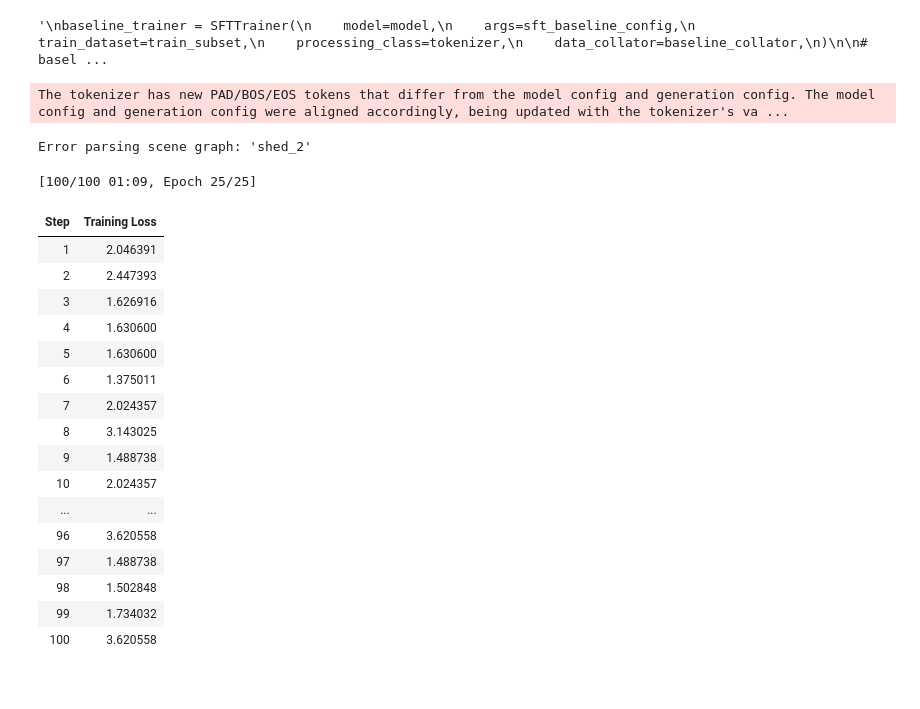
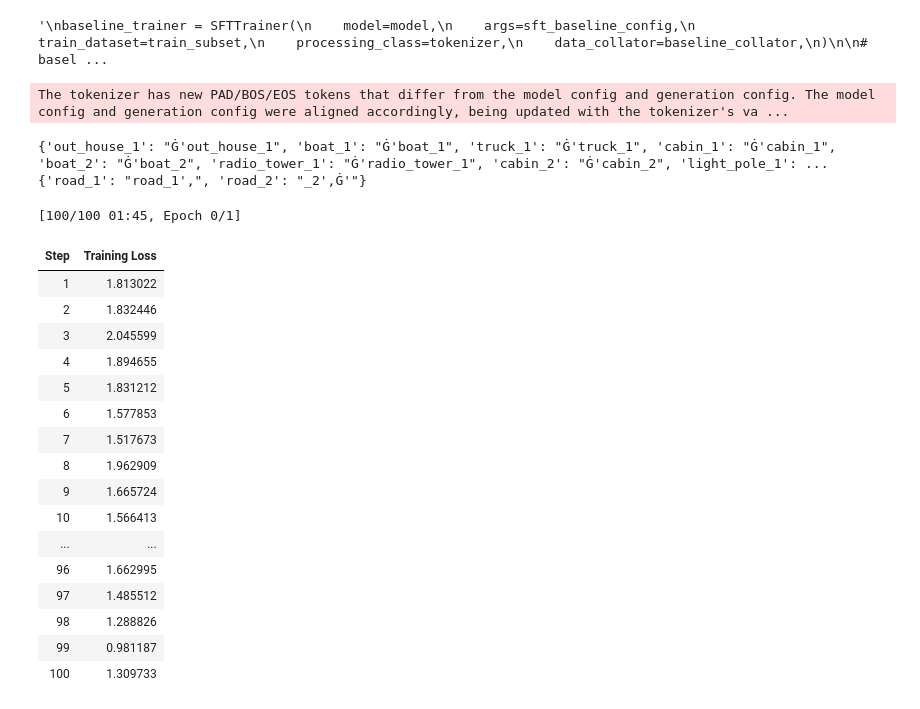
Before and after one commit to jotaporras/GREP, a Jupyter notebook: e1-distillation-baseline.ipynb, the cells around one changed output. Drawn from its saved outputs; the diff is of its cells as text; code cells hidden in the pictures.

```diff
--- a/e1-distillation-baseline.ipynb
+++ b/e1-distillation-baseline.ipynb
@@ -214,10 +214,7 @@ class RandomGNNPositionalEncodings(nn.Module):
 
         # Generate random node embeddings for positional encoding
         num_nodes = X.shape[0]
-        generator = torch.Generator(device=device).manual_seed(
-            hash(tuple(data.edge_index.flatten().tolist())) % (2**31)
-        )
-        Q = torch.randn((num_nodes, self.M), generator=generator, device=device)
+        Q = torch.randn((num_nodes, self.M), device=device)
 
         # Process random embeddings individually through GCN
         P_m = []
@@ -387,7 +384,7 @@ class GraphAugmentedLLM(nn.Module):
         self,
         input_ids: torch.Tensor | None = None,
         attention_mask: torch.Tensor | None = None,
-        offset_mappings: torch.Tensor | None = None,
+        offset_mappings: torch.Tensor | list |  None = None,
         labels: torch.Tensor | None = None,
         graphs: list | None = None,
         **kwargs,
@@ -410,15 +407,16 @@ class GraphAugmentedLLM(nn.Module):
         # of get_input_embeddings.
         embeddings = self.llm.get_input_embeddings()(input_ids).to(pe.device).clone()
 
-        # Get token sequence from input-IDs.
-        tokens = self.tokenizer.convert_ids_to_tokens(input_ids.squeeze())
-
         # Add positional encodings to embeddings.
         for b in range(batch_size):
             # Format offset_mappings as a list of tuples.
-            offset_mappings[b] = list(map(tuple, offset_mappings[b]))
+            offset_mappings[b] = list(map(
+                tuple, offset_mappings[b].tolist()
+                    if isinstance(offset_mappings[b], torch.Tensor) else offset_mappings[b]
+            ))
 
             # Extract index-ranges of node names within prompt.
+            prompt = self.tokenizer.decode(input_ids[b])
             pattern = re.compile('|'.join(re.escape(node_name) for node_name in pos_encs[b]))
             matches = pattern.finditer(prompt)
 
@@ -428,7 +426,17 @@ class GraphAugmentedLLM(nn.Module):
                 x, y = match.span()
                 A = offset_mappings[b]
                 l = bisect_left(A, (x,))
-                bucket[match.group()] = [i for i in range(l, len(A)) if A[i][1] <= y]
+                bucket[match.group()] = [i for i in range(l - 1, len(A)) if A[i][1] <= y]
+
+            # Debug.
+            tokens = self.tokenizer.convert_ids_to_tokens(input_ids[b])
+            new_bucket = {}
+            for k, v in bucket.items():
+                new_bucket[k] = []
+                for i in v:
+                    new_bucket[k].append(tokens[i])
+                new_bucket[k] = "".join(new_bucket[k])
+            print(new_bucket)
 
             # Inject NPEs into embeddings in list.
             for word, token_indices in bucket.items():
@@ -448,7 +456,7 @@ class GraphAugmentedLLM(nn.Module):
         )
 
     @classmethod
-    def bucketize_prompt(cls, input_ids: torch.Tensor | None, tokenizer: nn.Module) -> list[defaultdict]:
+    def bucketize_prompt(cls, input_ids: torch.Tensor | None, tokenizer: nn.Module, node_list) -> list[defaultdict]:
         """
         Helper function for associating full prompt words with their corresponding token indices.
         Uses parallel iteration through words alongside the token list.
@@ -462,14 +470,12 @@ class GraphAugmentedLLM(nn.Module):
                 to respective tokens.
         """
 
-        # Get prompt and token list.
-
-        #tokens = tokenizer.convert_ids_to_tokens(input_ids.squeeze())
         buckets = []
         for b in range(input_ids.shape[0]):
             current_seq = input_ids[b,:]
             words = re.findall(rf'\b[\w_]+\b', tokenizer.decode(current_seq))
             tokens = tokenizer.convert_ids_to_tokens(current_seq)
+
             # Get map of words to token locations.
             bucket = defaultdict(list)
             j = 0
@@ -477,13 +483,16 @@ class GraphAugmentedLLM(nn.Module):
                 while not (word.startswith(tokens[j]) or tokens[j] in word or word in tokens[j]):
                     j += 1
                 if word.startswith(tokens[j]):
-                    bucket[word].append(j)
+                    if word in node_list:
+                        bucket[word].append(j)
                     j += 1
                     while tokens[j] in bucket or word.endswith(tokens[j]):
-                        bucket[word].append(j)
+                        if word in node_list:
+                            bucket[word].append(j)
                         j += 1
                 elif tokens[j] in word or word in tokens[j]:
-                    bucket[word].append(j)
+                    if word in node_list:
+                        bucket[word].append(j)
                     j += 1
             buckets.append(bucket)
         return buckets
@@ -928,42 +922,43 @@ baseline_trainer = SFTTrainer(
 # %%
 pe_model = RandomGNNPositionalEncodings(
     pe_hidden_channels=256, pe_num_layers=3, d_model=emb_dim, num_samples=40, dropout=0.1, # 0.05 0.01
     use_layer_norm=True
 ).to(device)
 
 graph_augmented_model = GraphAugmentedLLM(model, pe_model, tokenizer, emb_dim).to(device)
 graph_augmented_model.llm.requires_grad_(False)
 
 collator = DataCollatorForGraphAugmentedLLM(tokenizer=tokenizer, mlm=False)
 
 baseline_trainer = SFTTrainer(
     model=graph_augmented_model,
     args=sft_baseline_config,
-    train_dataset=train_subset,
+    train_dataset=train_dataset,
     processing_class=tokenizer,
     data_collator=collator,
 )
 
 baseline_train_result = baseline_trainer.train()
 baseline_train_result
 # %% [output]
 The tokenizer has new PAD/BOS/EOS tokens that differ from the model config and generation config. The model config and generation config were aligned accordingly, being updated with the tokenizer's va ...
-Error parsing scene graph: 'shed_2'
+{'out_house_1': "Ġ'out_house_1", 'boat_1': "Ġ'boat_1", 'truck_1': "Ġ'truck_1", 'cabin_1': "Ġ'cabin_1", 'boat_2': "Ġ'boat_2", 'radio_tower_1': "Ġ'radio_tower_1", 'cabin_2': "Ġ'cabin_2", 'light_pole_1': ...
+{'road_1': "road_1',", 'road_2': "_2',Ġ'"}
-[100/100 01:09, Epoch 25/25]
+[100/100 01:45, Epoch 0/1]
 | Step | Training Loss |
-| 1 | 2.046391 |
-| 2 | 2.447393 |
-| 3 | 1.626916 |
-| 4 | 1.630600 |
-| 5 | 1.630600 |
-| 6 | 1.375011 |
-| 7 | 2.024357 |
-| 8 | 3.143025 |
-| 9 | 1.488738 |
-| 10 | 2.024357 |
+| 1 | 1.813022 |
+| 2 | 1.832446 |
+| 3 | 2.045599 |
+| 4 | 1.894655 |
+| 5 | 1.831212 |
+| 6 | 1.577853 |
+| 7 | 1.517673 |
+| 8 | 1.962909 |
+| 9 | 1.665724 |
+| 10 | 1.566413 |
 | ... | ... |
-| 96 | 3.620558 |
-| 97 | 1.488738 |
-| 98 | 1.502848 |
-| 99 | 1.734032 |
-| 100 | 3.620558 |
+| 96 | 1.662995 |
+| 97 | 1.485512 |
+| 98 | 1.288826 |
+| 99 | 0.981187 |
+| 100 | 1.309733 |
```
Also changed, not shown: parts of 7 cells of this notebook, 2 other files.
